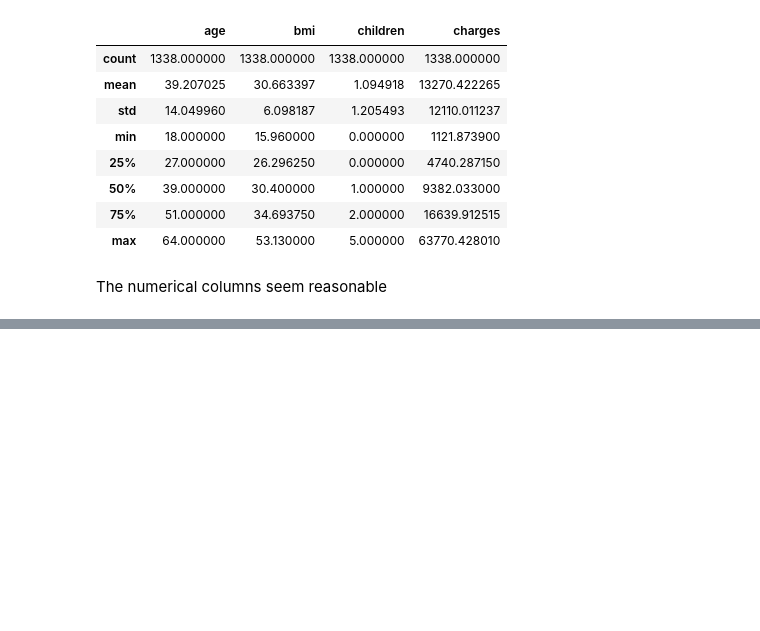
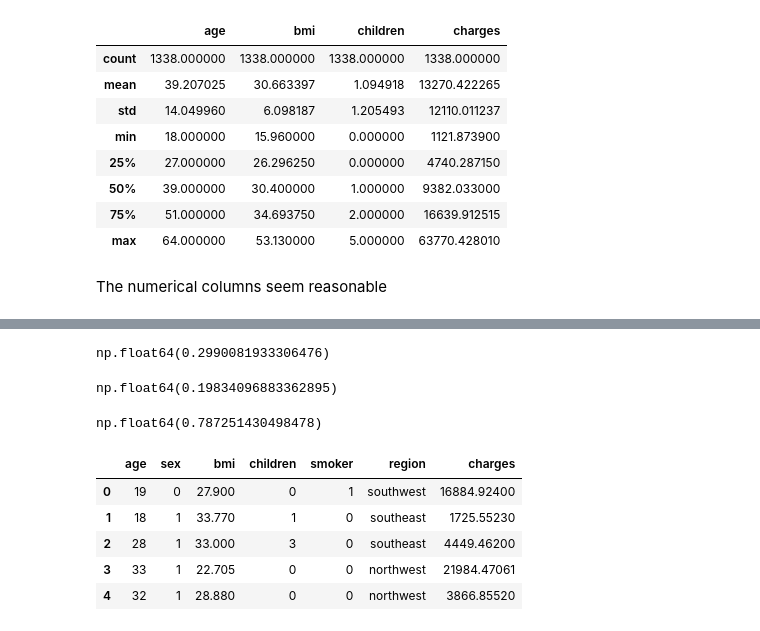
Before and after one commit to shameem11/machine-learning-project-2-, a Jupyter notebook: Medical_expence_prediction.ipynb, the cells around one changed output, grey strips where cells are left out. Saved outputs shown, nothing was run; the diff lists cells and outputs as text; code cells hidden in the pictures; blank space fills up the shorter version.

```diff
--- a/Medical_expence_prediction.ipynb
+++ b/Medical_expence_prediction.ipynb
@@ -80,0 +160,26 @@ import seaborn as sns
+# %%
+Data_set.charges.corr(Data_set.age)
+# %% [output]
+np.float64(0.2990081933306476)
+# %%
+Data_set.charges.corr(Data_set.bmi)
+# %% [output]
+np.float64(0.19834096883362895)
+# %%
+smoker_value = {'no':0 , 'yes': 1}
+sex_valu = {'female':0,'male':1}
+smoker_numeric = Data_set.smoker.map(smoker_value)
+Data_set.charges.corr(smoker_numeric)
+# %% [output]
+np.float64(0.787251430498478)
+# %%
+Data_set['smoker'] = Data_set['smoker'].map(smoker_value)
+Data_set['sex'] = Data_set['sex'].map(sex_valu)
+Data_set.head(5)
+# %% [output]
+|  | age | sex | bmi | children | smoker | region | charges |
+| 0 | 19 | 0 | 27.900 | 0 | 1 | southwest | 16884.92400 |
+| 1 | 18 | 1 | 33.770 | 1 | 0 | southeast | 1725.55230 |
+| 2 | 28 | 1 | 33.000 | 3 | 0 | southeast | 4449.46200 |
+| 3 | 33 | 1 | 22.705 | 0 | 0 | northwest | 21984.47061 |
+| 4 | 32 | 1 | 28.880 | 0 | 0 | northwest | 3866.85520 |
```
Also changed, not shown: parts of 15 cells of this notebook, 2 other files.
